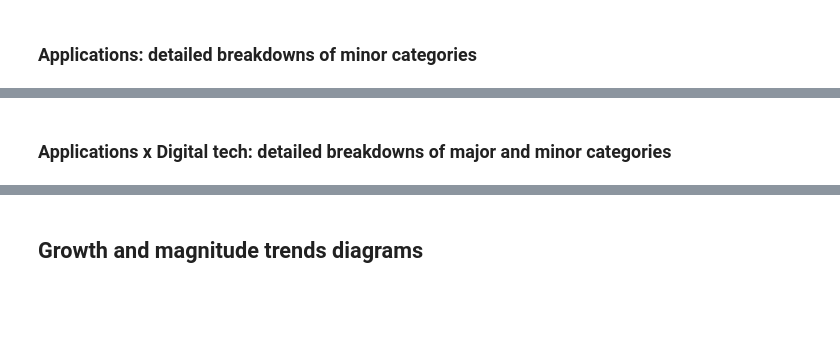
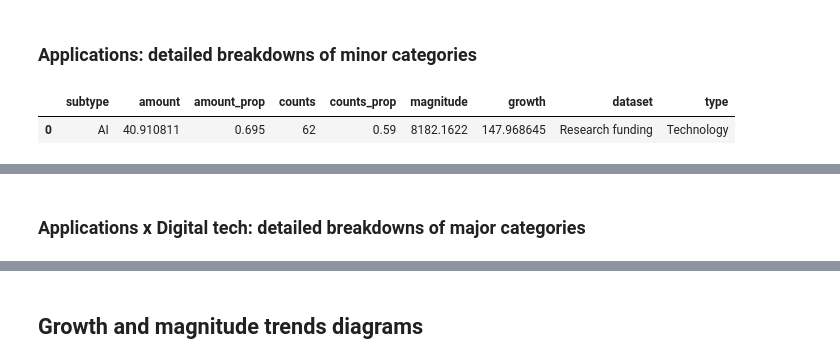
Before and after one commit to nestauk/discovery_child_development, a Jupyter notebook: discovery_child_development/analysis/final/technical_appendix.ipynb, the cells around one changed output, grey strips where cells are left out. Drawn from its saved outputs; the diff is of its cells as text; code cells hidden in the pictures; blank space fills up the shorter version.

```diff
--- a/discovery_child_development/analysis/final/technical_appendix.ipynb
+++ b/discovery_child_development/analysis/final/technical_appendix.ipynb
@@ -1710,6 +1924,11 @@ sort_order_df = (
     .sort_values(['type', 'total'], ascending=[True, False])
     .dropna(subset=['type'])
 )
+# %%
+applications_trends_minor.head(1)
+# %% [output]
+|  | subtype | amount | amount_prop | counts | counts_prop | magnitude | growth | dataset | type |
+| 0 | AI | 40.910811 | 0.695 | 62 | 0.59 | 8182.1622 | 147.968645 | Research funding | Technology |
 # %%
 fig = (
     application_bar_charts(
@@ -1727,4 +1950,4 @@ fig.save(FIGURE_DIR / 'Applications_bar_charts_minor.html')
 # %% [output]
 [interactive output not drawn]
 # %% [markdown]
-### Applications x Digital tech: detailed breakdowns of major and minor categories
+### Applications x Digital tech: detailed breakdowns of major categories
```
Also changed, not shown: parts of 78 cells of this notebook, 5 other files.
